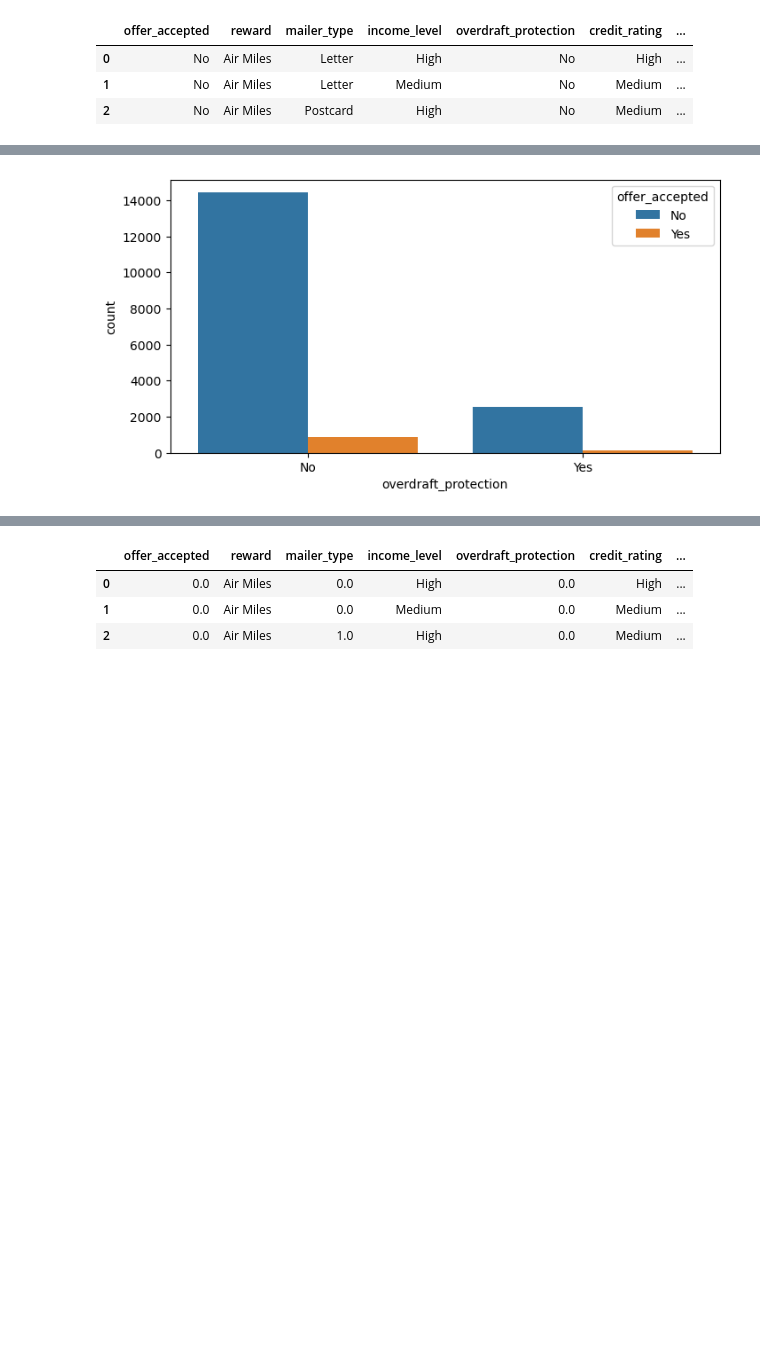
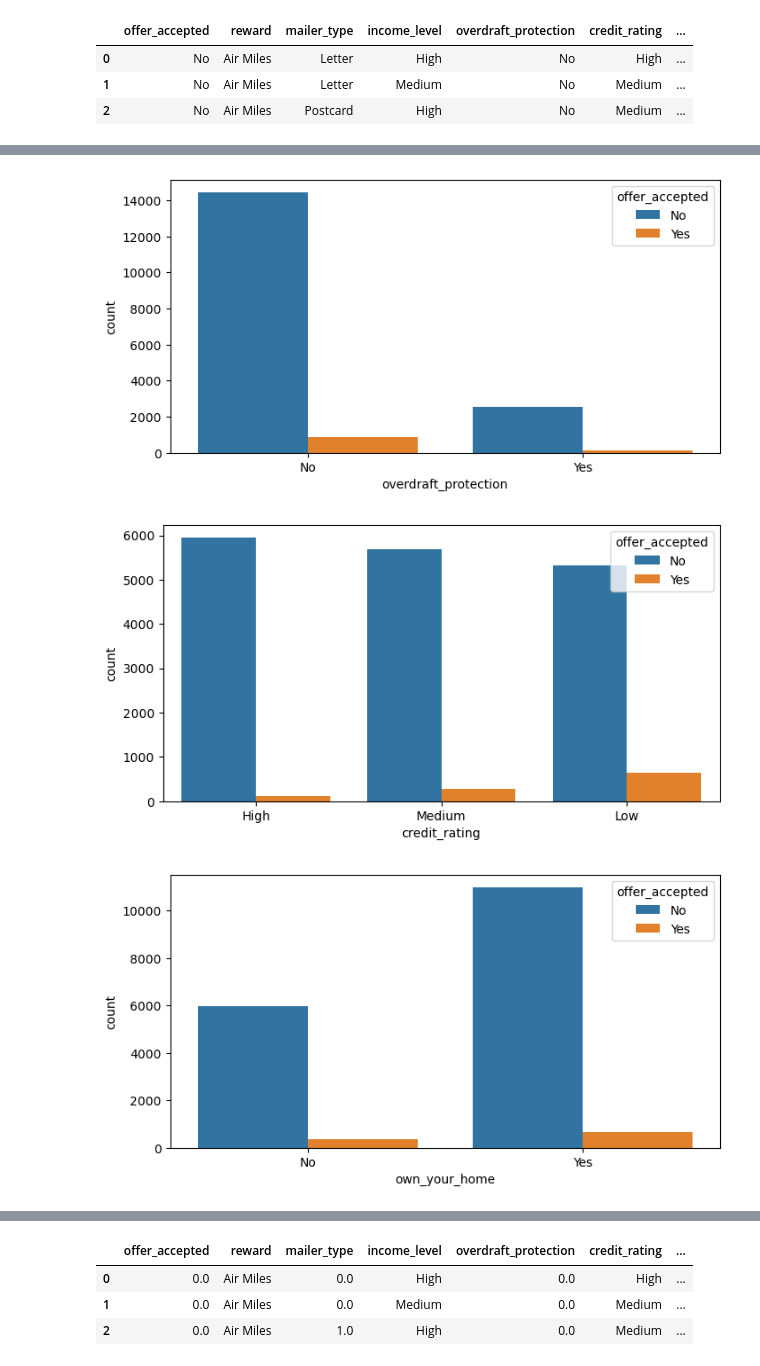
Before and after one commit to RetCast/data_mid_bootcamp_project_classification, a Jupyter notebook: data_mid_bootcamp_project_classification.ipynb, the cells around one changed output, grey strips where cells are left out. Saved outputs shown, nothing was run; the diff lists cells and outputs as text; code cells hidden in the pictures; blank space fills up the shorter version.

```diff
--- a/data_mid_bootcamp_project_classification.ipynb
+++ b/data_mid_bootcamp_project_classification.ipynb
@@ -377,14 +379,16 @@ cat_df.head(3)
 | 1 | No | Air Miles | Letter | Medium | No | Medium | ... |
 | 2 | No | Air Miles | Postcard | High | No | Medium | ... |
 # %%
-for column in cat_df.columns[0:5]:
+for column in cat_df.columns[0:7]:
     if not column in ['customer_number']:
         plt.figure(figsize=(8,4))
         sns.countplot(data=data, x=cat_df[column], hue=data['offer_accepted'])
         plt.show()
 # %% [output]
 [figure]
 [figure]
 [figure]
 [figure]
 [figure]
+[figure, added]
+[figure, added]
```
Also changed, not shown: parts of 10 cells of this notebook.
